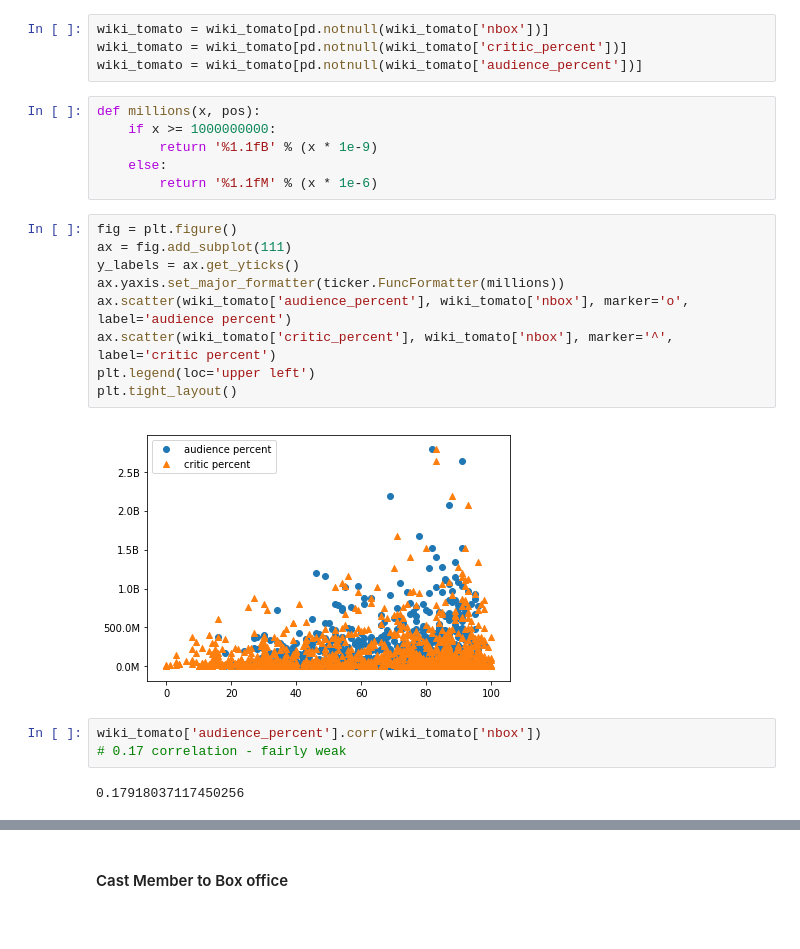
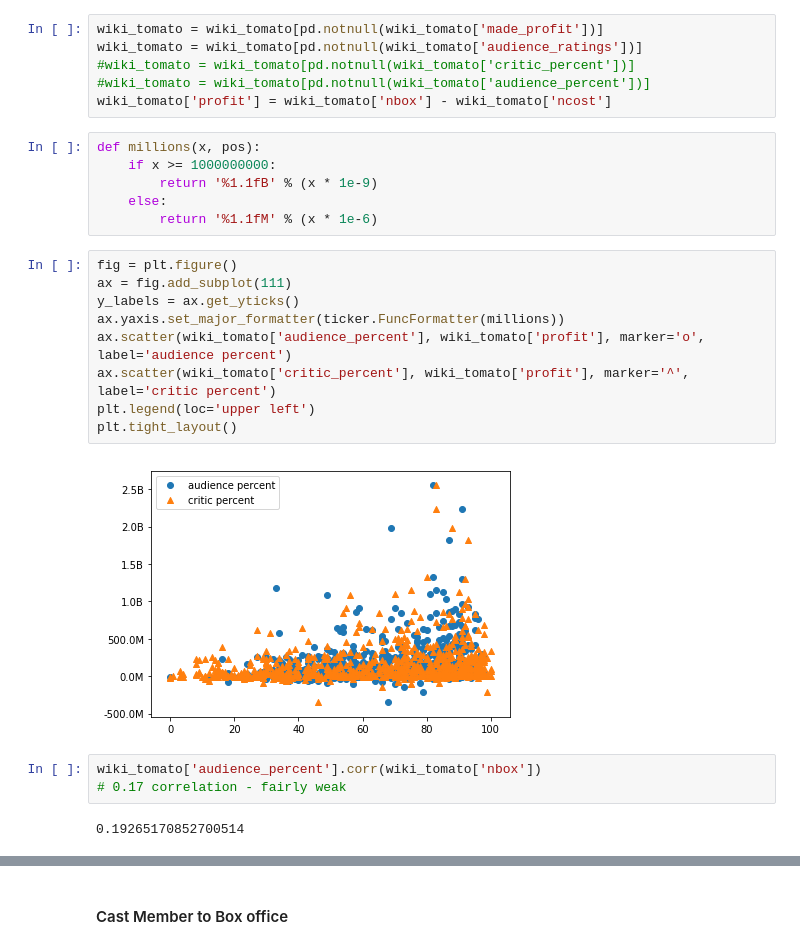
Before and after one commit to parmj/movie_data_analysis, a Jupyter notebook: Basic Correlations.ipynb, the cells around one changed output, grey strips where cells are left out. Saved outputs shown, nothing was run; the diff lists cells and outputs as text.

```diff
--- a/Basic Correlations.ipynb
+++ b/Basic Correlations.ipynb
@@ -16,9 +16,11 @@ r = pd.read_json('movies/data/omdb-data.json.gz', orient='records', lines=True)
 # %%
 wiki_tomato = wikidata.merge(tomato, on='imdb_id', how="inner")
 # %%
-wiki_tomato = wiki_tomato[pd.notnull(wiki_tomato['nbox'])]
-wiki_tomato = wiki_tomato[pd.notnull(wiki_tomato['critic_percent'])]
-wiki_tomato = wiki_tomato[pd.notnull(wiki_tomato['audience_percent'])]
+wiki_tomato = wiki_tomato[pd.notnull(wiki_tomato['made_profit'])]
+wiki_tomato = wiki_tomato[pd.notnull(wiki_tomato['audience_ratings'])]
+#wiki_tomato = wiki_tomato[pd.notnull(wiki_tomato['critic_percent'])]
+#wiki_tomato = wiki_tomato[pd.notnull(wiki_tomato['audience_percent'])]
+wiki_tomato['profit'] = wiki_tomato['nbox'] - wiki_tomato['ncost']
 # %%
 def millions(x, pos):
     if x >= 1000000000:
@@ -28,16 +30,16 @@ def millions(x, pos):
 # %%
 fig = plt.figure()
 ax = fig.add_subplot(111)
 y_labels = ax.get_yticks()
 ax.yaxis.set_major_formatter(ticker.FuncFormatter(millions))
-ax.scatter(wiki_tomato['audience_percent'], wiki_tomato['nbox'], marker='o', label='audience percent')
-ax.scatter(wiki_tomato['critic_percent'], wiki_tomato['nbox'], marker='^', label='critic percent')
+ax.scatter(wiki_tomato['audience_percent'], wiki_tomato['profit'], marker='o', label='audience percent')
+ax.scatter(wiki_tomato['critic_percent'], wiki_tomato['profit'], marker='^', label='critic percent')
 plt.legend(loc='upper left')
 plt.tight_layout()
 # %% [output]
-[figure, old version]
+[figure, new version]
 # %%
 wiki_tomato['audience_percent'].corr(wiki_tomato['nbox'])
 # 0.17 correlation - fairly weak
 # %% [output]
-0.17918037117450256
+0.19265170852700514
```
Also changed, not shown: parts of 6 cells of this notebook, 4 other files.
